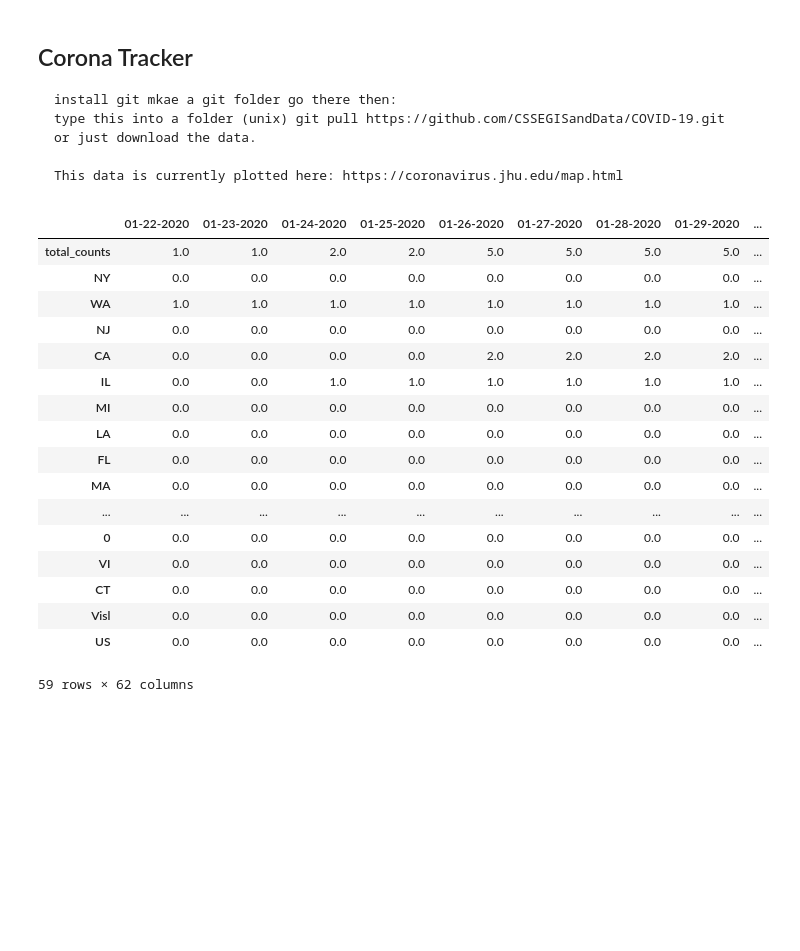
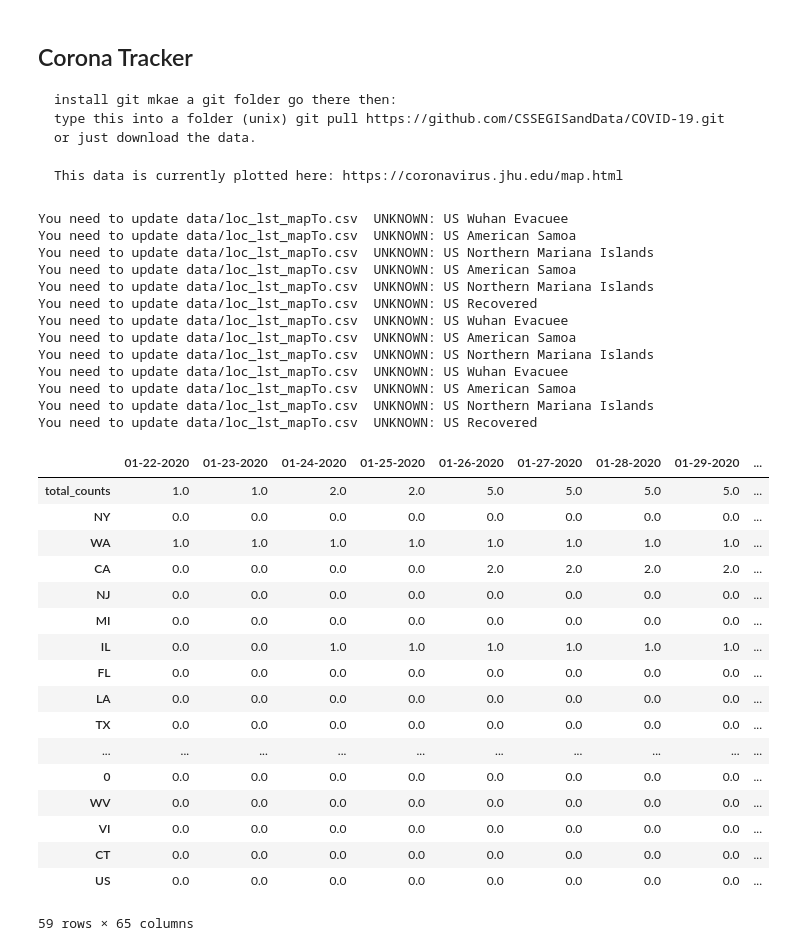
Before and after one commit to domsooch/covid19, a Jupyter notebook: CoronaVirusPlotter.ipynb, the cells around one changed output. Drawn from its saved outputs; the diff is of its cells as text; code cells hidden in the pictures; blank space fills up the shorter version.

```diff
--- a/CoronaVirusPlotter.ipynb
+++ b/CoronaVirusPlotter.ipynb
@@ -48,48 +48,72 @@ locLst=[]
 for inp in glob.glob(c_ud+'*.csv'):
     fn=os.path.basename(inp)
     file_date=fn.split('.')[0]
     cor_data= pd.read_csv(inp)
     cor_data.fillna(0, inplace=True)
-    us_df=cor_data[cor_data['Country/Region']==country]
+    try:
+        us_df=cor_data[cor_data['Country/Region']==country]
+    except:
+        us_df=cor_data[cor_data['Country_Region']==country]
     d[file_date]={}
     total_cases=0
     for i, row in us_df.iterrows():
-        country=row['Country/Region']
-        pstate=row['Province/State']
+        try:
+            country=row['Country/Region']
+            pstate=row['Province/State']
+            cr='Country/Region'
+            ps='Province/State'
+        except:
+            country=row['Country_Region']
+            pstate=row['Province_State']
+            cr='Country_Region'
+            ps='Province_State'
         try:
             location=mapto_df.loc[(mapto_df['Country/Region']==country) & (mapto_df['Province/State']==pstate)].values.tolist()[0][-3]
         except:
             print ('You need to update data/loc_lst_mapTo.csv  UNKNOWN:', country, pstate)
             location=country
 
         d[file_date][location]=row['Confirmed']
         total_cases+=row['Confirmed']
 dLst=list(d.keys())
 dLst.sort()
 df=pd.DataFrame(d, columns=dLst).fillna(0)
 df['row_max']=df.max(axis=1)
 df.loc['total_counts', :] = df.sum(axis=0)
 df=df.sort_values(by=['row_max'],ascending=False)
 df.to_csv('data/%s_latest.csv'%country)
 
 df
 # %% [output]
+You need to update data/loc_lst_mapTo.csv  UNKNOWN: US Wuhan Evacuee
+You need to update data/loc_lst_mapTo.csv  UNKNOWN: US American Samoa
+You need to update data/loc_lst_mapTo.csv  UNKNOWN: US Northern Mariana Islands
+You need to update data/loc_lst_mapTo.csv  UNKNOWN: US American Samoa
+You need to update data/loc_lst_mapTo.csv  UNKNOWN: US Northern Mariana Islands
+You need to update data/loc_lst_mapTo.csv  UNKNOWN: US Recovered
+You need to update data/loc_lst_mapTo.csv  UNKNOWN: US Wuhan Evacuee
+You need to update data/loc_lst_mapTo.csv  UNKNOWN: US American Samoa
+You need to update data/loc_lst_mapTo.csv  UNKNOWN: US Northern Mariana Islands
+You need to update data/loc_lst_mapTo.csv  UNKNOWN: US Wuhan Evacuee
+You need to update data/loc_lst_mapTo.csv  UNKNOWN: US American Samoa
+You need to update data/loc_lst_mapTo.csv  UNKNOWN: US Northern Mariana Islands
+You need to update data/loc_lst_mapTo.csv  UNKNOWN: US Recovered
 |  | 01-22-2020 | 01-23-2020 | 01-24-2020 | 01-25-2020 | 01-26-2020 | 01-27-2020 | 01-28-2020 | 01-29-2020 | ... |
 | total_counts | 1.0 | 1.0 | 2.0 | 2.0 | 5.0 | 5.0 | 5.0 | 5.0 | ... |
 | NY | 0.0 | 0.0 | 0.0 | 0.0 | 0.0 | 0.0 | 0.0 | 0.0 | ... |
 | WA | 1.0 | 1.0 | 1.0 | 1.0 | 1.0 | 1.0 | 1.0 | 1.0 | ... |
+| CA | 0.0 | 0.0 | 0.0 | 0.0 | 2.0 | 2.0 | 2.0 | 2.0 | ... |
 | NJ | 0.0 | 0.0 | 0.0 | 0.0 | 0.0 | 0.0 | 0.0 | 0.0 | ... |
-| CA | 0.0 | 0.0 | 0.0 | 0.0 | 2.0 | 2.0 | 2.0 | 2.0 | ... |
+| MI | 0.0 | 0.0 | 0.0 | 0.0 | 0.0 | 0.0 | 0.0 | 0.0 | ... |
 | IL | 0.0 | 0.0 | 1.0 | 1.0 | 1.0 | 1.0 | 1.0 | 1.0 | ... |
-| MI | 0.0 | 0.0 | 0.0 | 0.0 | 0.0 | 0.0 | 0.0 | 0.0 | ... |
+| FL | 0.0 | 0.0 | 0.0 | 0.0 | 0.0 | 0.0 | 0.0 | 0.0 | ... |
 | LA | 0.0 | 0.0 | 0.0 | 0.0 | 0.0 | 0.0 | 0.0 | 0.0 | ... |
-| FL | 0.0 | 0.0 | 0.0 | 0.0 | 0.0 | 0.0 | 0.0 | 0.0 | ... |
-| MA | 0.0 | 0.0 | 0.0 | 0.0 | 0.0 | 0.0 | 0.0 | 0.0 | ... |
+| TX | 0.0 | 0.0 | 0.0 | 0.0 | 0.0 | 0.0 | 0.0 | 0.0 | ... |
 | ... | ... | ... | ... | ... | ... | ... | ... | ... | ... |
 | 0 | 0.0 | 0.0 | 0.0 | 0.0 | 0.0 | 0.0 | 0.0 | 0.0 | ... |
+| WV | 0.0 | 0.0 | 0.0 | 0.0 | 0.0 | 0.0 | 0.0 | 0.0 | ... |
 | VI | 0.0 | 0.0 | 0.0 | 0.0 | 0.0 | 0.0 | 0.0 | 0.0 | ... |
 | CT | 0.0 | 0.0 | 0.0 | 0.0 | 0.0 | 0.0 | 0.0 | 0.0 | ... |
-| Visl | 0.0 | 0.0 | 0.0 | 0.0 | 0.0 | 0.0 | 0.0 | 0.0 | ... |
 | US | 0.0 | 0.0 | 0.0 | 0.0 | 0.0 | 0.0 | 0.0 | 0.0 | ... |
-59 rows × 62 columns
+59 rows × 65 columns
 # %%
```
Also changed, not shown: parts of 1 cell of this notebook, 3 other files.
